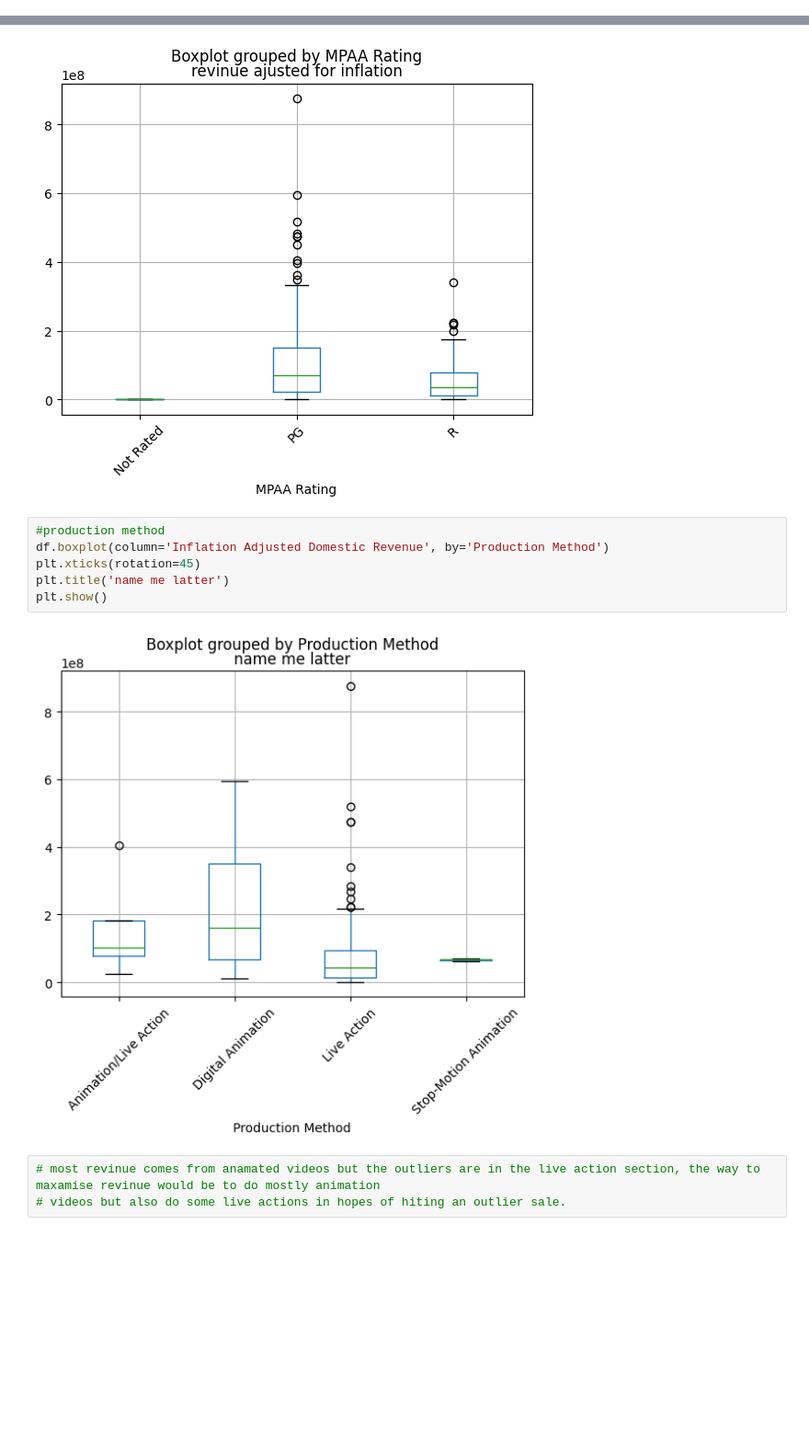
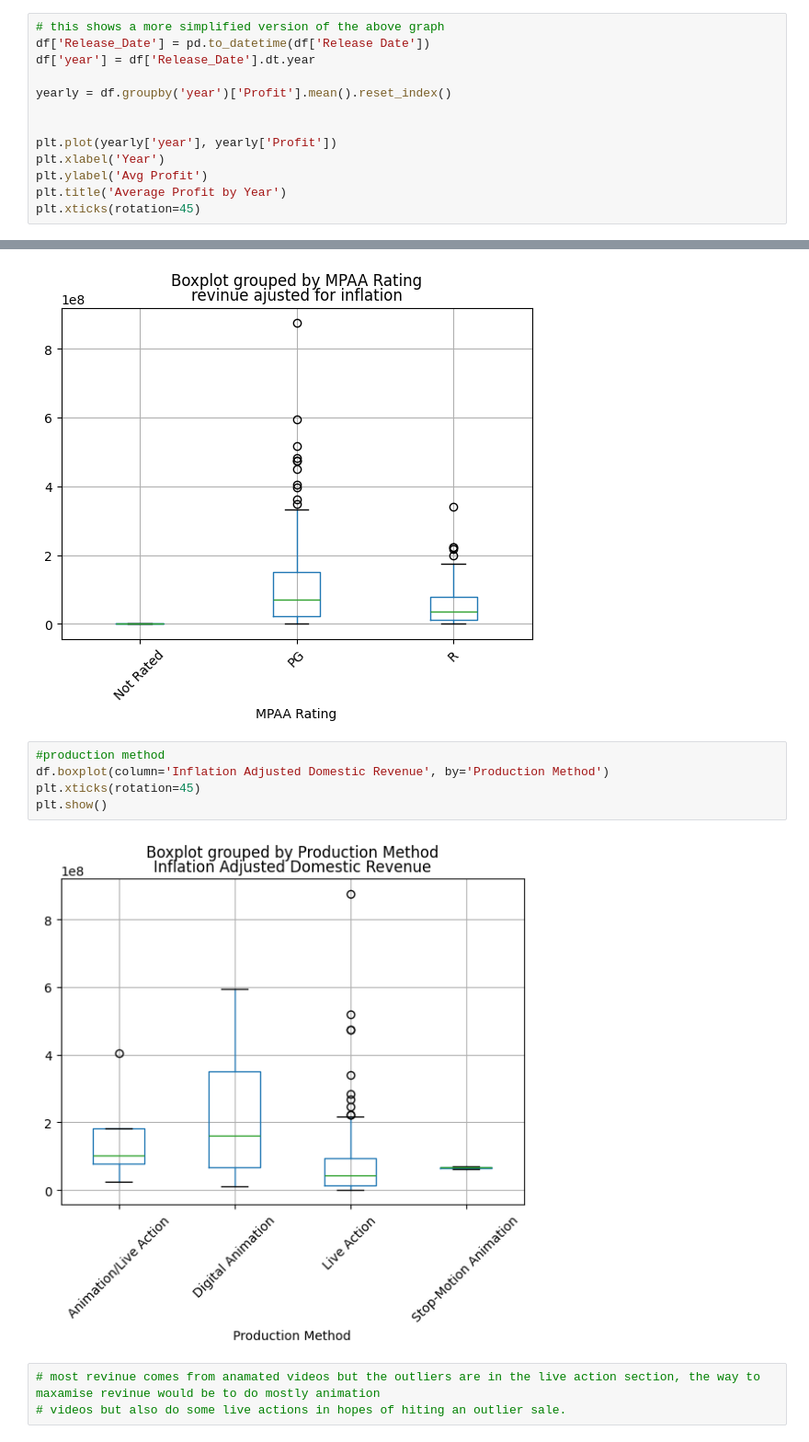
Before and after one commit to CNelson2004/Final_Movie_Analysis, a Jupyter notebook: analyze.ipynb, the cells around one changed output, grey strips where cells are left out. Shown at 92% size. Cells and saved outputs as stored; diff of their text form; blank space fills up the shorter version.

```diff
--- a/analyze.ipynb
+++ b/analyze.ipynb
@@ -127,0 +139,13 @@ for title in df.loc[df['year'] < 2014, 'Title']:
+# %%
+# this shows a more simplified version of the above graph
+df['Release_Date'] = pd.to_datetime(df['Release Date'])
+df['year'] = df['Release_Date'].dt.year
+
+yearly = df.groupby('year')['Profit'].mean().reset_index()
+
+
+plt.plot(yearly['year'], yearly['Profit'])
+plt.xlabel('Year')
+plt.ylabel('Avg Profit')
+plt.title('Average Profit by Year')
+plt.xticks(rotation=45)
@@ -204,11 +260,10 @@ plt.show()
 # %%
 #production method
 df.boxplot(column='Inflation Adjusted Domestic Revenue', by='Production Method')
 plt.xticks(rotation=45)
-plt.title('name me latter')
 plt.show()
 # %% [output]
-[figure, old version]
+[figure, new version]
 # %%
 # most revinue comes from anamated videos but the outliers are in the live action section, the way to maxamise revinue would be to do mostly animation
 # videos but also do some live actions in hopes of hiting an outlier sale.
```
Also changed, not shown: parts of 10 cells of this notebook, 11 other files.
